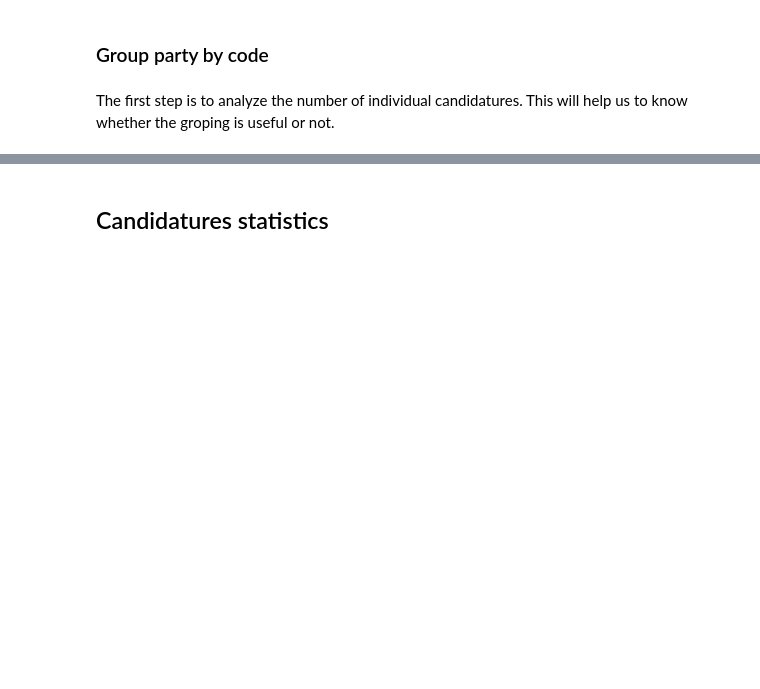
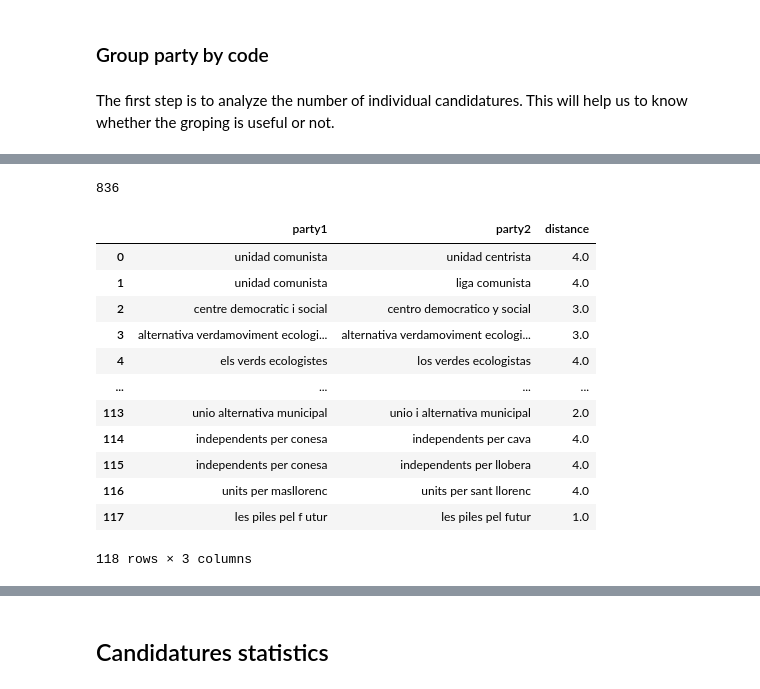
Before and after one commit to guillempla/catalan-elections-forecasting, a Jupyter notebook: src/study_data/study-clean-data.ipynb, the cells around one changed output, grey strips where cells are left out. Cells and saved outputs as stored; diff of their text form; code cells hidden in the pictures; blank space fills up the shorter version.

```diff
--- a/src/study_data/study-clean-data.ipynb
+++ b/src/study_data/study-clean-data.ipynb
@@ -174,0 +200,55 @@ candidatures_acronym
+# %%
+party_names = df["clean_party_name"].unique()
+print(len(party_names))
+
+
+def calculate_distances(text, distance_algorithm):
+    n = len(text)
+    distance_matrix = np.zeros((n, n), dtype=float)  # Initialize a matrix with zeros
+
+    # Only calculate for one half and mirror it to the other half
+    for i in tqdm(range(n), desc="Calculating distances"):
+        for j in range(
+            i + 1, n
+        ):  # Start from i+1 to avoid calculating the distance of a string to itself
+            distance = distance_algorithm(text[i], text[j])
+            distance_matrix[i, j] = distance_matrix[j, i] = distance
+
+    # Making sure the diagonal is high to simulate distance to itself (will be filtered out)
+    np.fill_diagonal(distance_matrix, 100.0)
+
+    # Convert the NumPy array to a pandas DataFrame
+    levenshtein_distances = pd.DataFrame(distance_matrix, index=text, columns=text)
+
+    return levenshtein_distances
+
+
+levenshtein_distances = calculate_distances(
+    party_names, textdistance.levenshtein.distance
+)
+# %% [output]
+836
+# %%
+def get_similar_parties(distances, threshold):
+    similar_parties = distances[distances < threshold].stack().reset_index().rename(
+        columns={"level_0": "party1", "level_1": "party2", 0: "distance"}
+    )
+    return similar_parties
+# %%
+# Show the names of the parties that have a distance below 10
+levenshtein_similar_parties = get_similar_parties(levenshtein_distances, 5)
+levenshtein_similar_parties
+# %% [output]
+|  | party1 | party2 | distance |
+| 0 | unidad comunista | unidad centrista | 4.0 |
+| 1 | unidad comunista | liga comunista | 4.0 |
+| 2 | centre democratic i social | centro democratico y social | 3.0 |
+| 3 | alternativa verdamoviment ecologi... | alternativa verdamoviment ecologi... | 3.0 |
+| 4 | els verds ecologistes | los verdes ecologistas | 4.0 |
+| ... | ... | ... | ... |
+| 113 | unio alternativa municipal | unio i alternativa municipal | 2.0 |
+| 114 | independents per conesa | independents per cava | 4.0 |
+| 115 | independents per conesa | independents per llobera | 4.0 |
+| 116 | units per masllorenc | units per sant llorenc | 4.0 |
+| 117 | les piles pel f utur | les piles pel futur | 1.0 |
+118 rows × 3 columns
```
Also changed, not shown: parts of 26 cells of this notebook.
